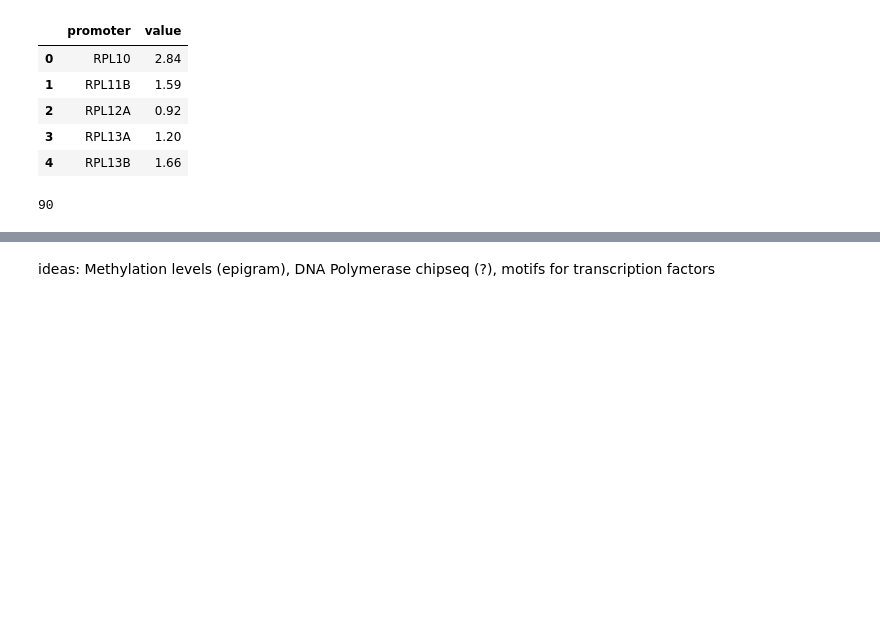
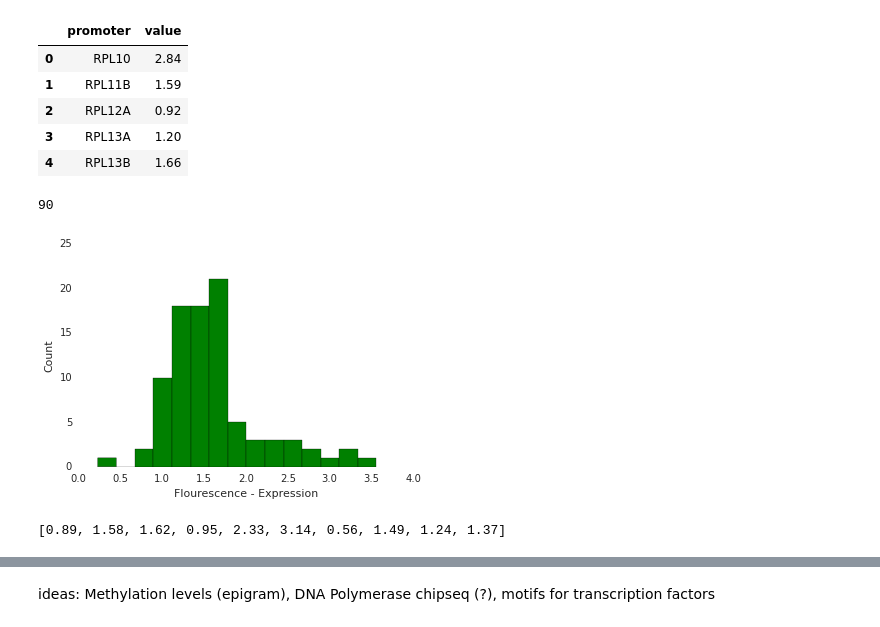
Before and after one commit to BNFO285Project/expressionPredictionChallenge, a Jupyter notebook: work_book.ipynb, the cells around one changed output, grey strips where cells are left out. Cells and saved outputs as stored; diff of their text form; code cells hidden in the pictures; blank space fills up the shorter version.

Commit message:
adding figures

```diff
--- a/work_book.ipynb
+++ b/work_book.ipynb
@@ -20,3 +23,10 @@ training_output.head()
 len(training_output)
 # %% [output]
 90
+# %%
+training_output.value.hist(bins=15, color='g')
+plt.xlabel('Flourescence - Expression')
+plt.ylabel('Count')
+plt.savefig('./hist_training_data_flourescence.png')
+# %% [output]
+[figure, added]
@@ -22,0 +35,4 @@ len(training_output)
+# %%
+testing_output[:10]
+# %% [output]
+[0.89, 1.58, 1.62, 0.95, 2.33, 3.14, 0.56, 1.49, 1.24, 1.37]
```
Also changed, not shown: parts of 5 cells of this notebook, 10 other files.
